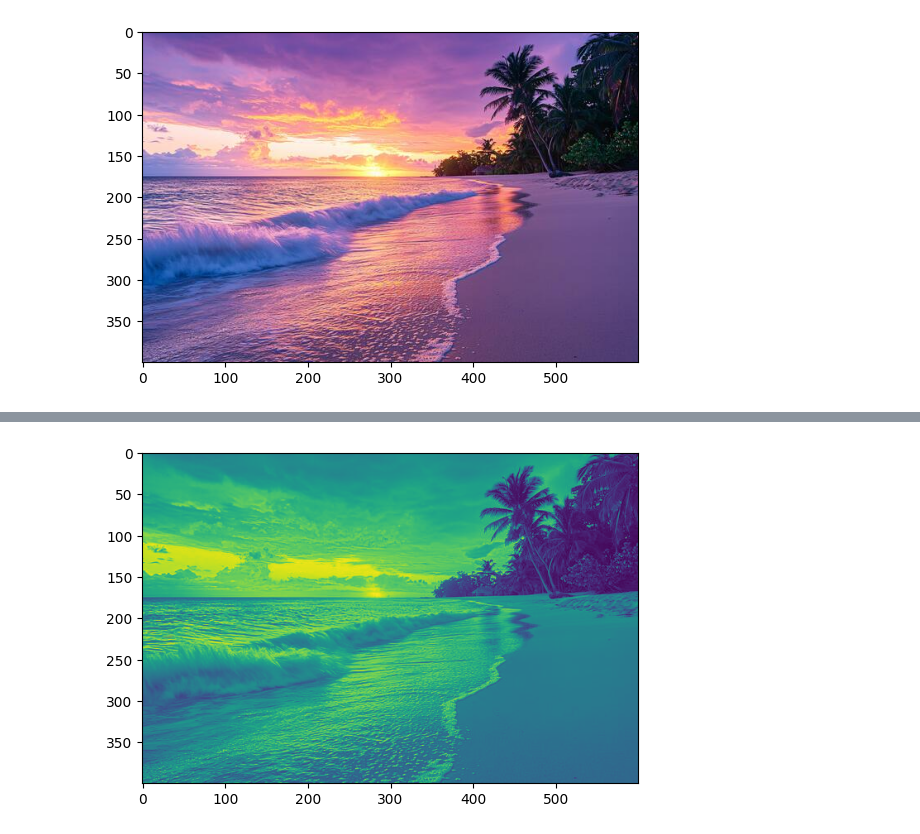
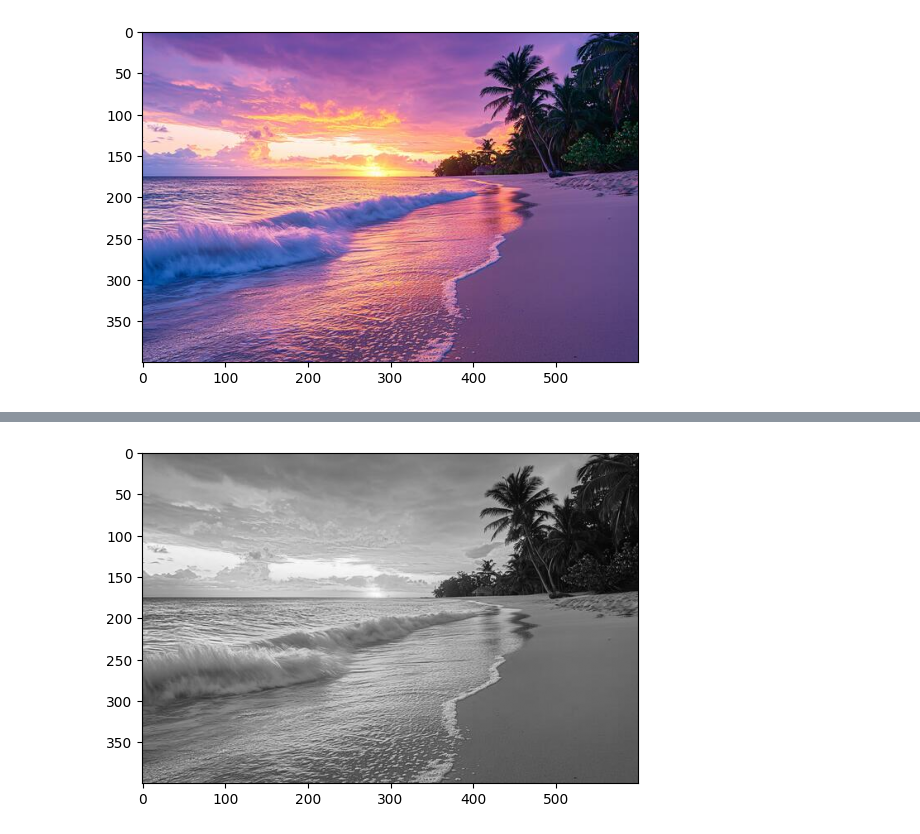
Before and after one commit to Hoang-H-Nguyen/advancedhpc2025, a Jupyter notebook: lab4.ipynb, the cells around one changed output, grey strips where cells are left out. Saved outputs shown, nothing was run; the diff lists cells and outputs as text; code cells hidden in the pictures.

```diff
--- a/lab4.ipynb
+++ b/lab4.ipynb
@@ -34,6 +34,6 @@ gpu_color2rgb_2d[blockspergrid, threadsperblock](img_array, gray_img_ary)
 end = time.time()
 print("Elapsed GPU time = {}s".format((end - start)))
 gray_img = gray_img_ary.copy_to_host()
-plt.imshow(gray_img)
+plt.imshow(gray_img, cmap="gray")
 plt.show()
 # %% [output]
@@ -41,4 +41,4 @@ Elapsed GPU time = 0.2535581588745117s
-[figure, old version]
+[figure, new version]
 # %%
 def different_block_size(threadsperblock_value_list):
     values = []
```
Also changed, not shown: parts of 2 cells of this notebook, 1 other file.
